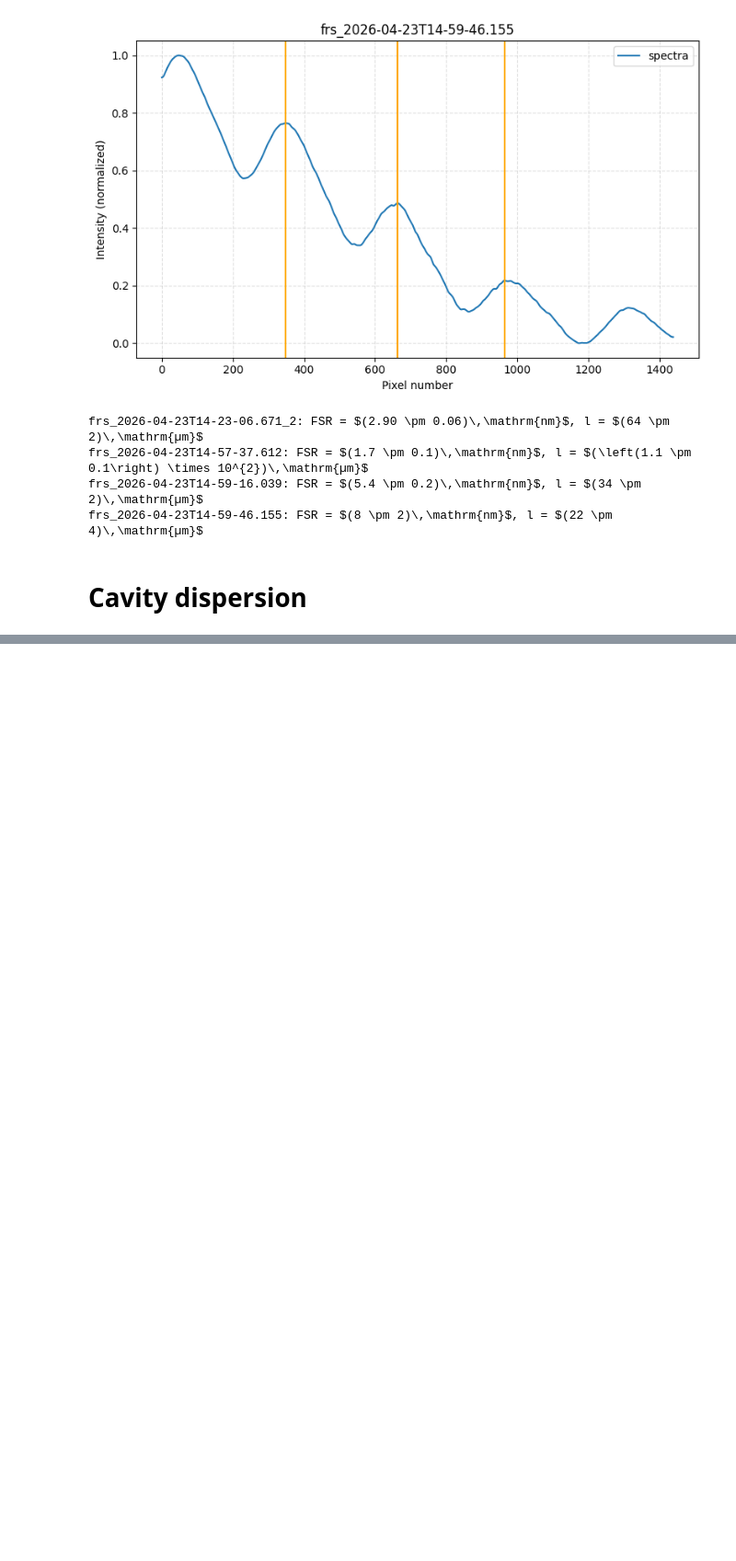
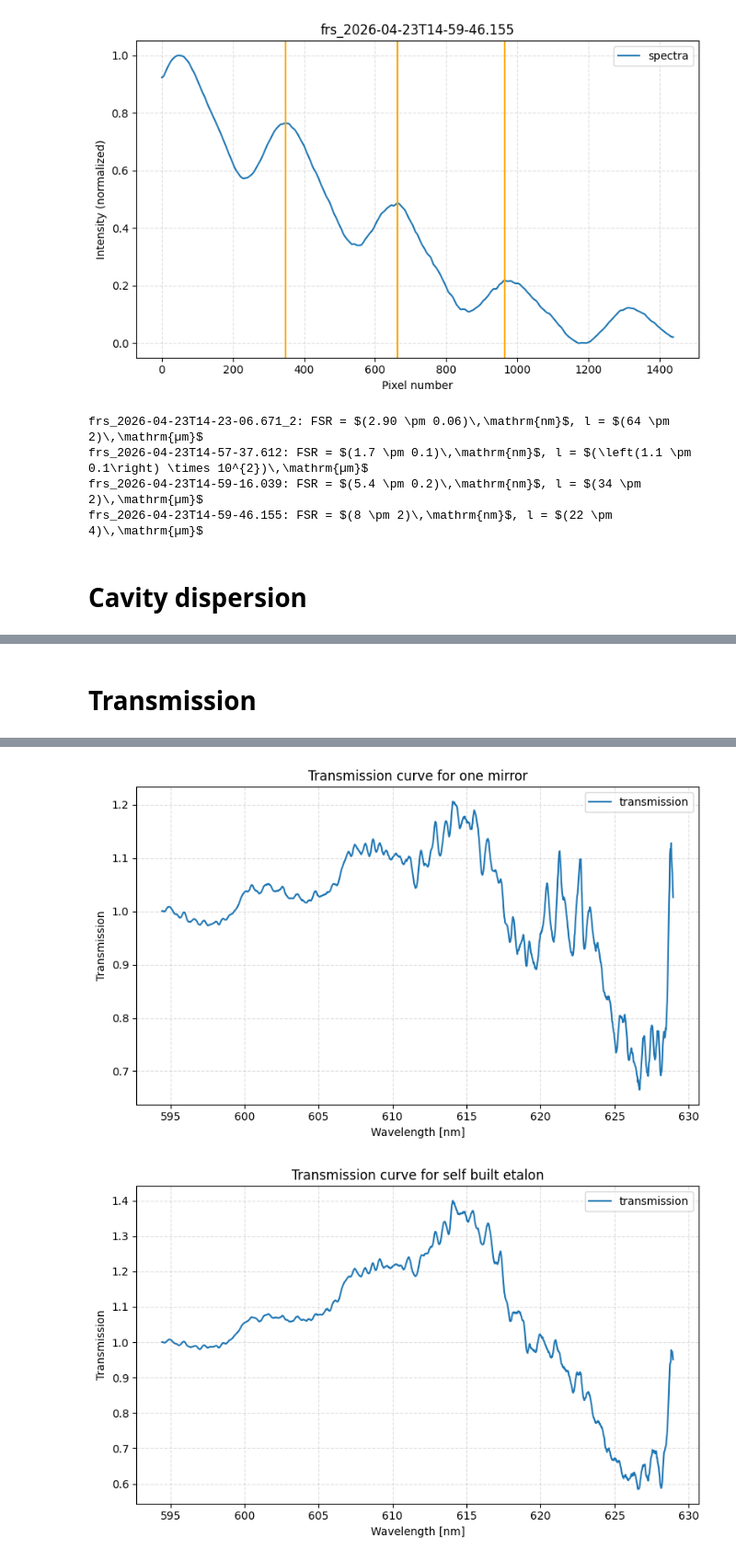
Before and after one commit to Mhfd10/P2_ETHZ_SS26, a Jupyter notebook: Spectroscopy_3/main.ipynb, the cells around one changed output, grey strips where cells are left out. Shown at 92% size. Saved outputs shown, nothing was run; the diff lists cells and outputs as text; code cells hidden in the pictures; blank space fills up the shorter version.

```diff
--- a/Spectroscopy_3/main.ipynb
+++ b/Spectroscopy_3/main.ipynb
@@ -340,0 +369,55 @@ KeyError: 'dispersion_2026-04-23T15-24-20.577'
+# %% [markdown]
+# Transmission
+# %%
+# define folder paths
+path_diy_Notizen = "/home/lorenz/Dokumente/Datenanalyse/P2/Spectroscopy_3/Notizen/"
+path_diy_Bilder = "/home/lorenz/Dokumente/Datenanalyse/P2/Spectroscopy_3/Bilder/diy"
+
+# load images, generate 1-D spectra and sort them in a dict
+images_diy = load_images(path_diy_Bilder)
+images_one_line_diy, raw_one_line_diy = convert_into_array(images_diy)
+img_dic_diy = sort_data(path_diy_Bilder, path_diy_Notizen, images_one_line_diy, "diy")
+
+# convert pixel values to wavelength
+for name in img_dic_diy:
+    k_val = img_dic_diy[name]["k_value"]
+    lambda_values = np.array([lambda_cal(b, k0, p_central, B, k_val, px).n for px in np.arange(0, 1440)])
+    img_dic_diy[name]["lambda"] = lambda_values
+
+# calculate transmission curve for one mirror
+I = img_dic_diy["diy_2026-04-23T16-00-36.355"]["pixel_values"][:-150]
+I0 = img_dic_diy["diy_2026-04-23T15-58-30.227"]["pixel_values"][:-150]
+transmission_1 = np.divide(I, I0, out=np.zeros_like(I), where=I0 != 0 )
+
+# plot transmission curve for one mirror
+plt.figure(figsize=(8, 5))
+plt.title("Transmission curve for one mirror")
+plt.style.use('default')
+plt.plot(img_dic_diy["diy_2026-04-23T15-58-30.227"]["lambda"][:-150], transmission_1, label="transmission")
+plt.xlabel("Wavelength [nm]")
+plt.ylabel("Transmission")
+plt.grid(True, linestyle="--", alpha=0.4)
+plt.legend()
+plt.tight_layout()
+plt.savefig('Transmission_curve_mirror.png', dpi=600)
+plt.show()
+
+# calculate transmission curve for the etalon
+I = img_dic_diy["diy_2026-04-23T16-05-37.199"]["pixel_values"][:-150]
+I0 = img_dic_diy["diy_2026-04-23T15-58-30.227"]["pixel_values"][:-150]
+transmission_2 = np.divide(I, I0, out=np.zeros_like(I), where=I0 != 0 )
+
+# plot transmission curve for the etalon
+plt.figure(figsize=(8, 5))
+plt.title("Transmission curve for self built etalon")
+plt.style.use('default')
+plt.plot(img_dic_diy["diy_2026-04-23T15-58-30.227"]["lambda"][:-150], transmission_2, label="transmission")
+plt.xlabel("Wavelength [nm]")
+plt.ylabel("Transmission")
+plt.grid(True, linestyle="--", alpha=0.4)
+plt.legend()
+plt.tight_layout()
+plt.savefig('Transmission_curve_etalon.png', dpi=600)
+plt.show()
+plt.show()
+# %% [output]
@@ -340,0 +441,2 @@ KeyError: 'dispersion_2026-04-23T15-24-20.577'
+[figure, added]
+[figure, added]
```
Also changed, not shown: parts of 5 cells of this notebook, 1 other file.
